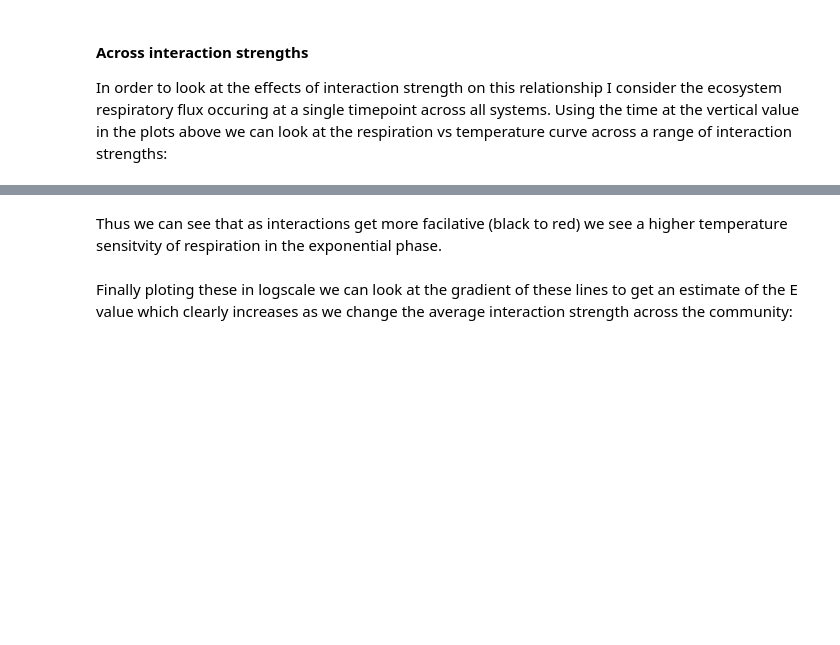
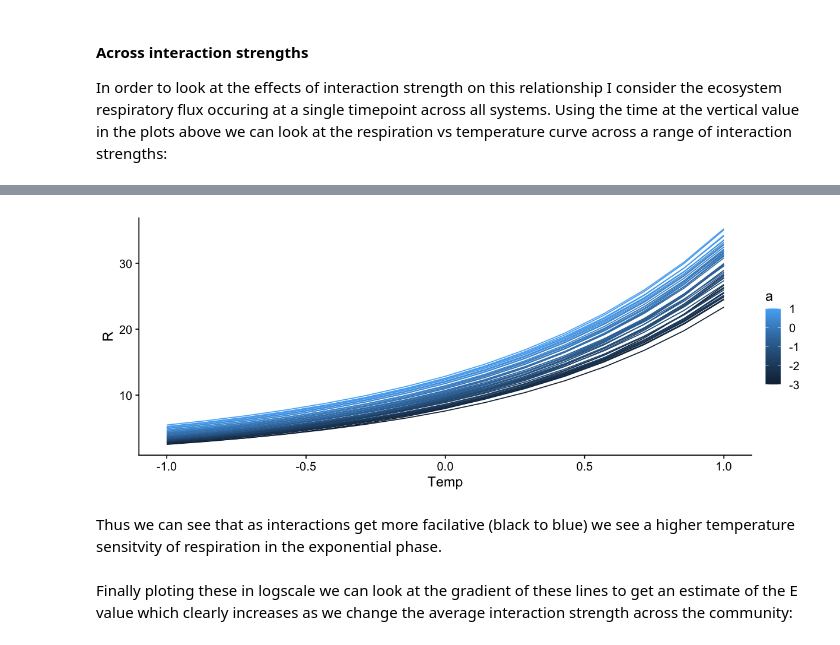
Before and after one commit to CleggTom/Bacterial_Interactions, a Jupyter notebook: notebooks/Model_notes.ipynb, the cells around one changed output, grey strips where cells are left out. Cells and saved outputs as stored; diff of their text form; code cells hidden in the pictures; blank space fills up the shorter version.

```diff
--- a/notebooks/Model_notes.ipynb
+++ b/notebooks/Model_notes.ipynb
@@ -118,4 +162,12 @@ In order to look at the effects of interaction strength on this relationship I c
+# %%
+bind_rows(df_list) %>%
+    filter(Rep == 2, Time > 1.0, Time < 1.1) %>%
+    ggplot(aes(x=Temp, y = R, group = a, colour = a))+
+        geom_line()+
+        theme_cowplot()
+# %% [output]
+[figure, added]
 # %% [markdown]
-Thus we can see that as interactions get more facilative (black to red) we see a higher temperature sensitvity of respiration in the exponential phase.
+Thus we can see that as interactions get more facilative (black to blue) we see a higher temperature sensitvity of respiration in the exponential phase.
 # %% [markdown]
 Finally ploting these in logscale we can look at the gradient of these lines to get an estimate of the  E value which clearly increases as we change the average interaction strength across the community:
```
Also changed, not shown: parts of 46 cells of this notebook.
